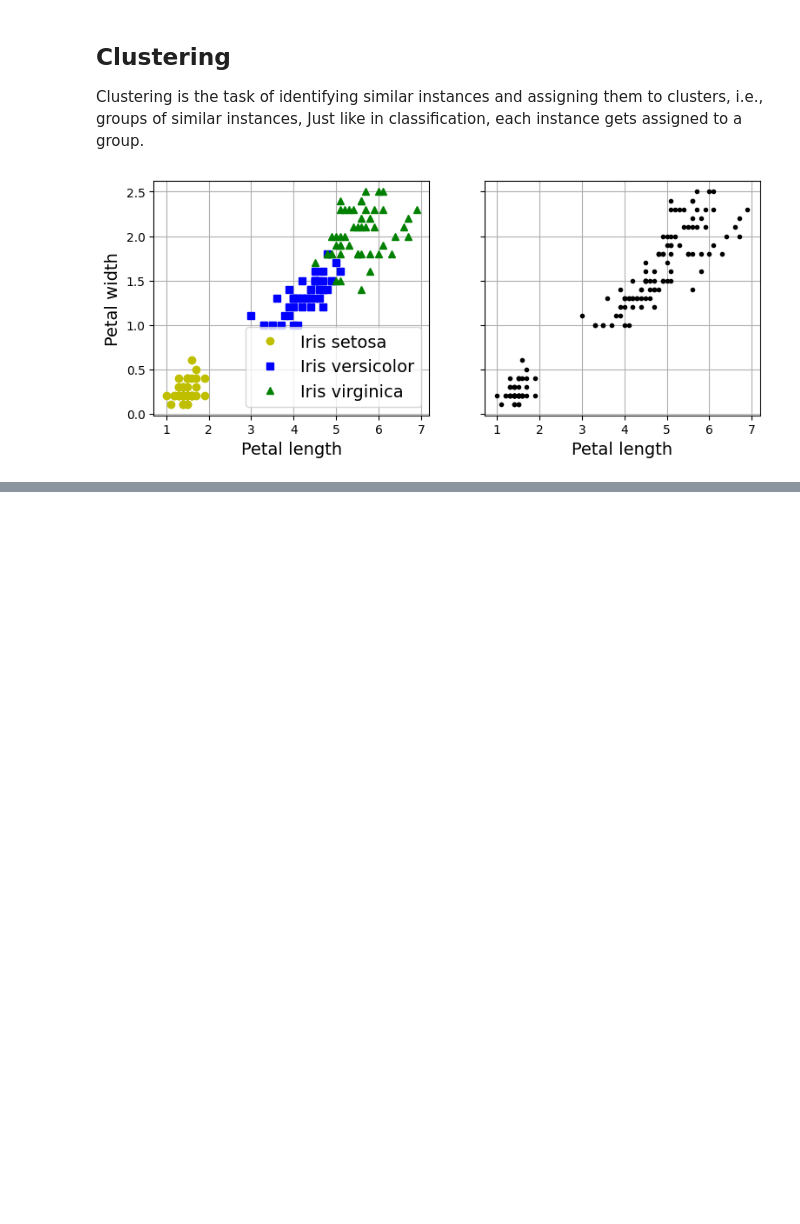
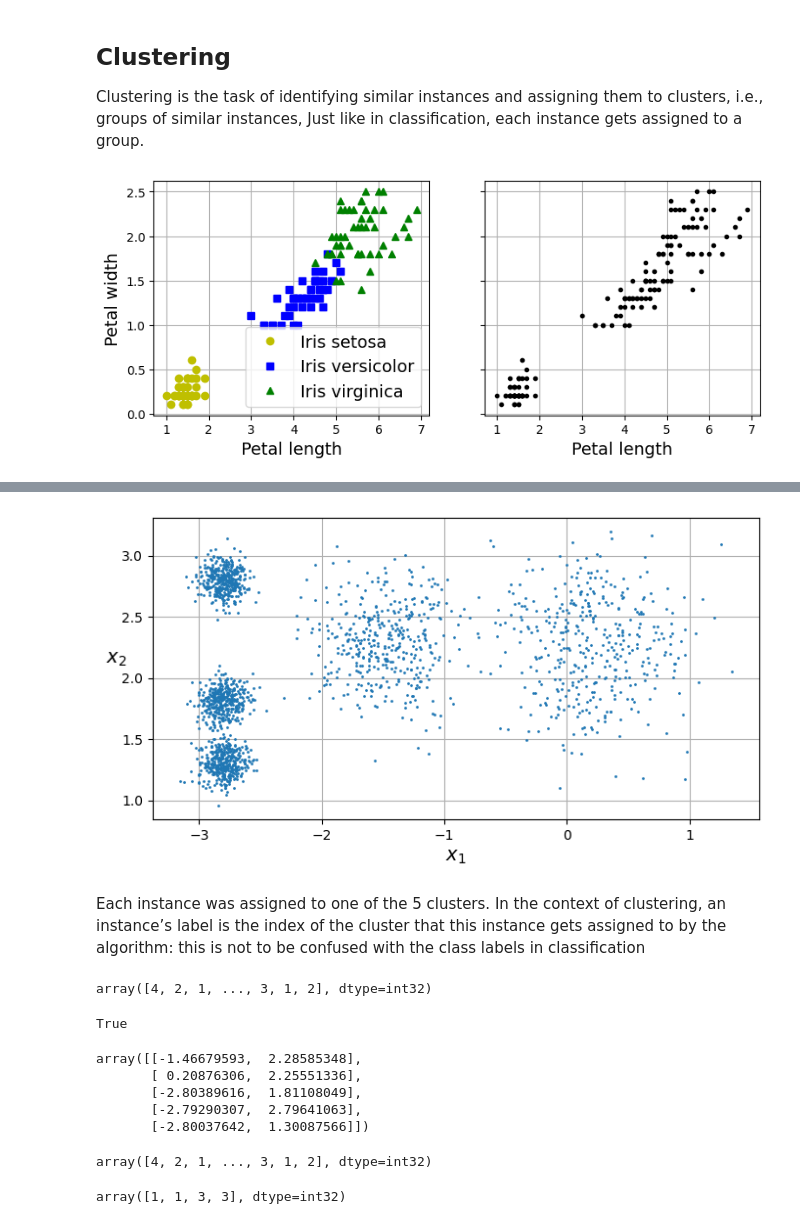
Before and after one commit to JMCoC/ml_engineer_roadmap, a Jupyter notebook: machinLearning/fundamentals/C9_UnsupervisedLearning/unsupervisedLearning.ipynb, the cells around one changed output, grey strips where cells are left out. Saved outputs shown, nothing was run; the diff lists cells and outputs as text; code cells hidden in the pictures; blank space fills up the shorter version.

Commit message:
KMeans, HoML Book

```diff
--- a/machinLearning/fundamentals/C9_UnsupervisedLearning/unsupervisedLearning.ipynb
+++ b/machinLearning/fundamentals/C9_UnsupervisedLearning/unsupervisedLearning.ipynb
@@ -43,0 +47,56 @@ plt.show()
+# %%
+from sklearn.cluster import KMeans
+from sklearn.datasets import make_blobs
+import numpy as np
+
+# extra code – the exact arguments of make_blobs() are not important
+blob_centers = np.array([[ 0.2,  2.3], [-1.5 ,  2.3], [-2.8,  1.81],
+                         [-2.8,  2.8], [-2.8,  1.3]])
+blob_std = np.array([0.4, 0.3, 0.1, 0.1, 0.1])
+X, y = make_blobs(n_samples=2000, centers=blob_centers, cluster_std=blob_std,
+                  random_state=7)
+
+k = 5
+kmeans = KMeans(n_clusters=k, n_init=10, random_state=42)
+y_pred = kmeans.fit_predict(X)
+# %%
+def plot_clusters(X, y=None):
+    plt.scatter(X[:, 0], X[:, 1], c=y, s=1)
+    plt.xlabel("$x_1$")
+    plt.ylabel("$x_2$", rotation=0)
+
+plt.figure(figsize=(8, 4))
+plot_clusters(X)
+plt.gca().set_axisbelow(True)
+plt.grid()
+
+plt.show()
+# %% [output]
+[figure, added]
+# %% [markdown]
+Each instance was assigned to one of the 5 clusters. In the context of clustering, an instance’s label is the index of the cluster that this instance gets assigned to by the algorithm: this is not to be confused with the class labels in classification
+# %%
+y_pred
+# %% [output]
+array([4, 2, 1, ..., 3, 1, 2], dtype=int32)
+# %%
+y_pred is kmeans.labels_
+# %% [output]
+True
+# %%
+kmeans.cluster_centers_
+# %% [output]
+array([[-1.46679593,  2.28585348],
+       [ 0.20876306,  2.25551336],
+       [-2.80389616,  1.81108049],
+       [-2.79290307,  2.79641063],
+       [-2.80037642,  1.30087566]])
+# %%
+kmeans.labels_
+# %% [output]
+array([4, 2, 1, ..., 3, 1, 2], dtype=int32)
+# %%
+X_new = np.array([[0, 2], [3, 2], [-3, 3], [-3, 2.5]])
+kmeans.predict(X_new)
+# %% [output]
+array([1, 1, 3, 3], dtype=int32)
```
Also changed, not shown: parts of 6 cells of this notebook.
